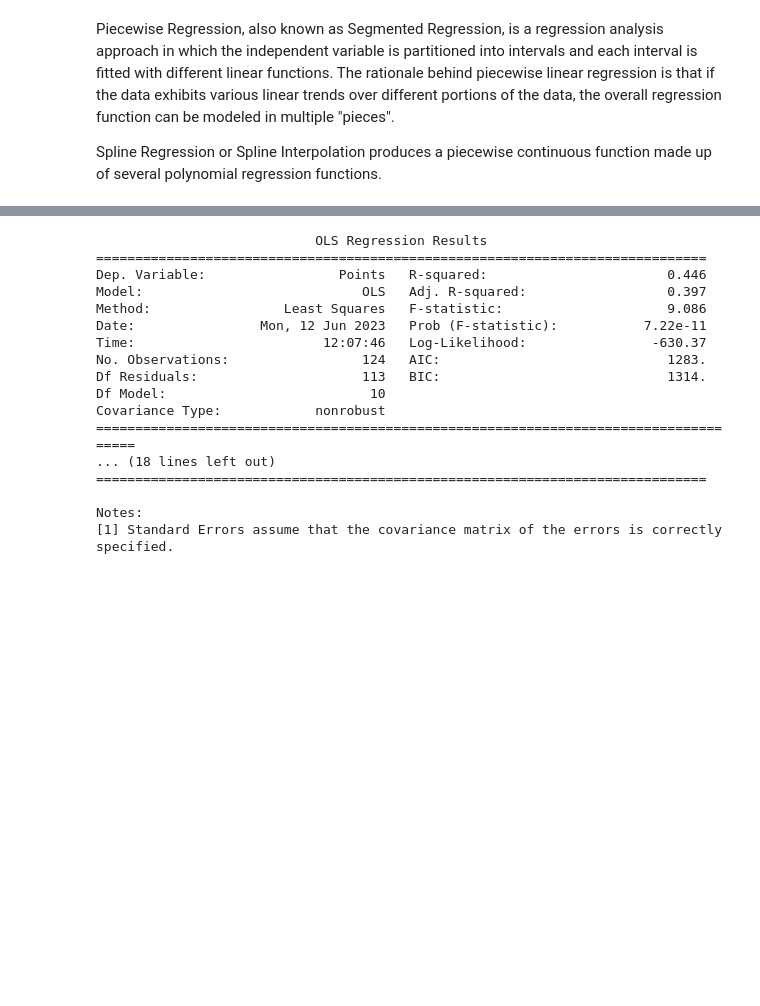
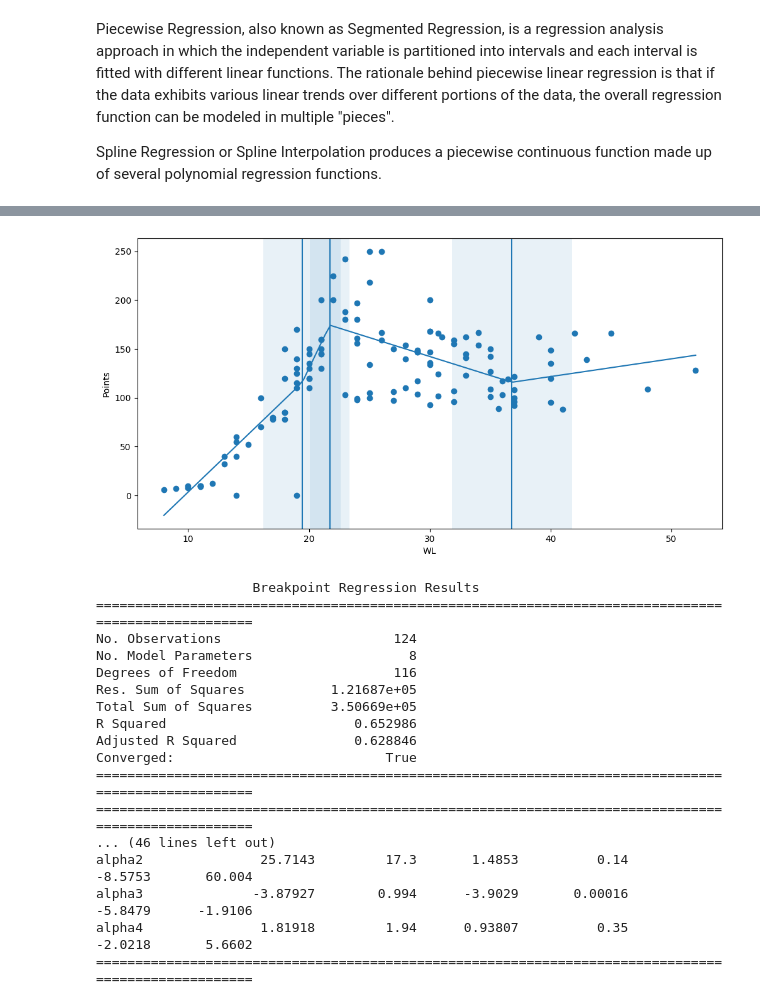
Before and after one commit to sk-aili/sports-analytics-2, a Jupyter notebook: lib/polynomial_regression.ipynb, the cells around one changed output, grey strips where cells are left out. Saved outputs shown, nothing was run; the diff lists cells and outputs as text; code cells hidden in the pictures; blank space fills up the shorter version.

Commit message:
added a df to track metrics, conducted piecewise

```diff
--- a/lib/polynomial_regression.ipynb
+++ b/lib/polynomial_regression.ipynb
@@ -1180,20 +1267,29 @@ result = sm.OLS(y_train, X_const).fit()
+# %%
+pw_fit = piecewise_regression.Fit(X_train_clean.WL.ravel(), y_train.ravel(), n_breakpoints=3)
+
+pw_fit.plot()
+plt.xlabel("WL")
+plt.ylabel("Points")
+plt.show()
+# %% [output]
+[figure, added]
 # %%
-print(result.summary())
+print(pw_fit.summary())
 # %% [output]
-                            OLS Regression Results
-==============================================================================
-Dep. Variable:                 Points   R-squared:                       0.446
-Model:                            OLS   Adj. R-squared:                  0.397
-Method:                 Least Squares   F-statistic:                     9.086
-Date:                Mon, 12 Jun 2023   Prob (F-statistic):           7.22e-11
-Time:                        12:07:46   Log-Likelihood:                -630.37
-No. Observations:                 124   AIC:                             1283.
-Df Residuals:                     113   BIC:                             1314.
-Df Model:                          10
-Covariance Type:            nonrobust
-=====================================================================================
-... (18 lines left out)
-==============================================================================
-
-Notes:
-[1] Standard Errors assume that the covariance matrix of the errors is correctly specified.
+                    Breakpoint Regression Results
+====================================================================================================
+No. Observations                      124
+No. Model Parameters                    8
+Degrees of Freedom                    116
+Res. Sum of Squares           1.21687e+05
+Total Sum of Squares          3.50669e+05
+R Squared                        0.652986
+Adjusted R Squared               0.628846
+Converged:                           True
+====================================================================================================
+====================================================================================================
+... (46 lines left out)
+alpha2               25.7143         17.3       1.4853          0.14      -8.5753       60.004
+alpha3              -3.87927        0.994      -3.9029       0.00016      -5.8479      -1.9106
+alpha4               1.81918         1.94      0.93807          0.35      -2.0218       5.6602
+====================================================================================================
```
Also changed, not shown: parts of 54 cells of this notebook, 10 other files.
